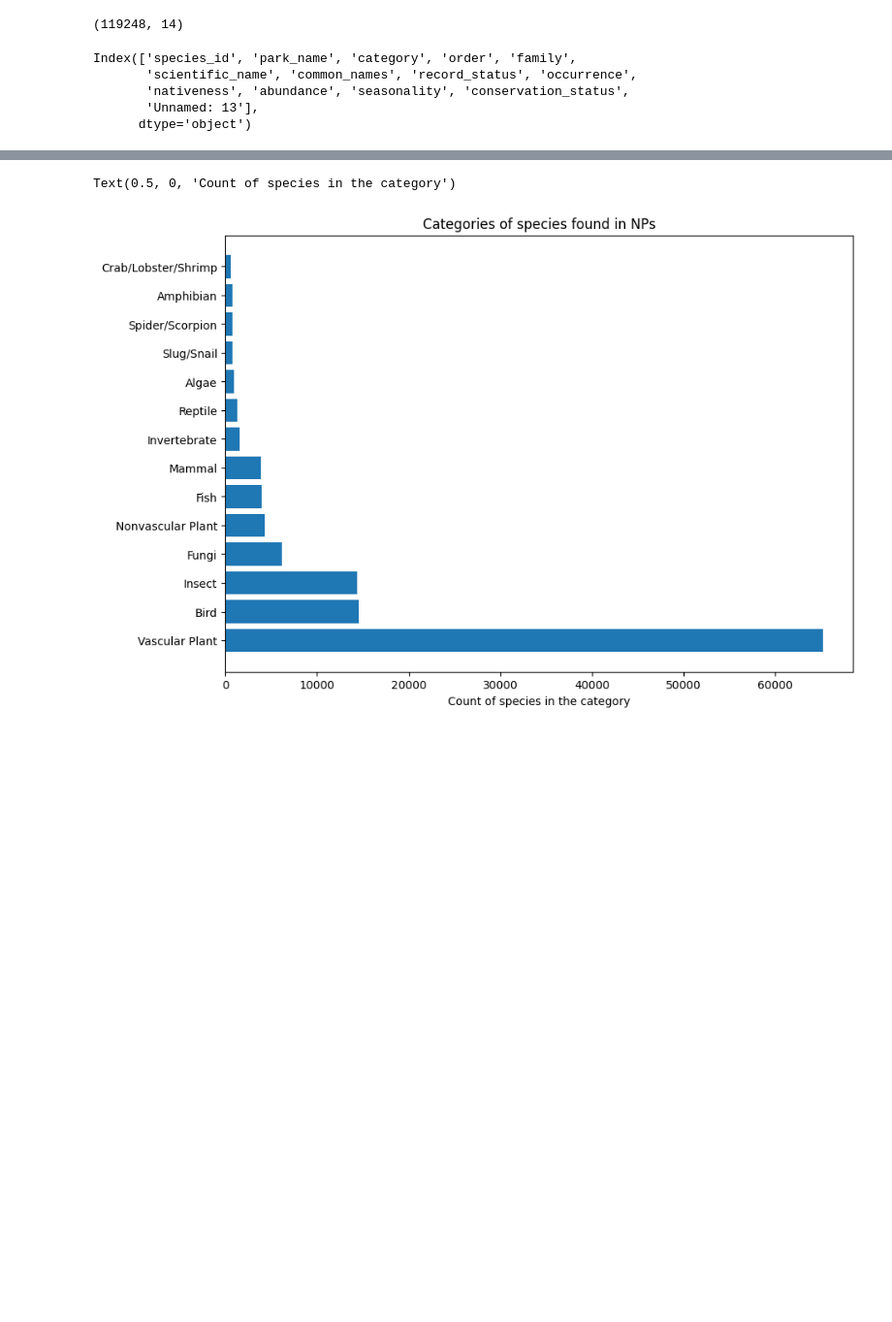
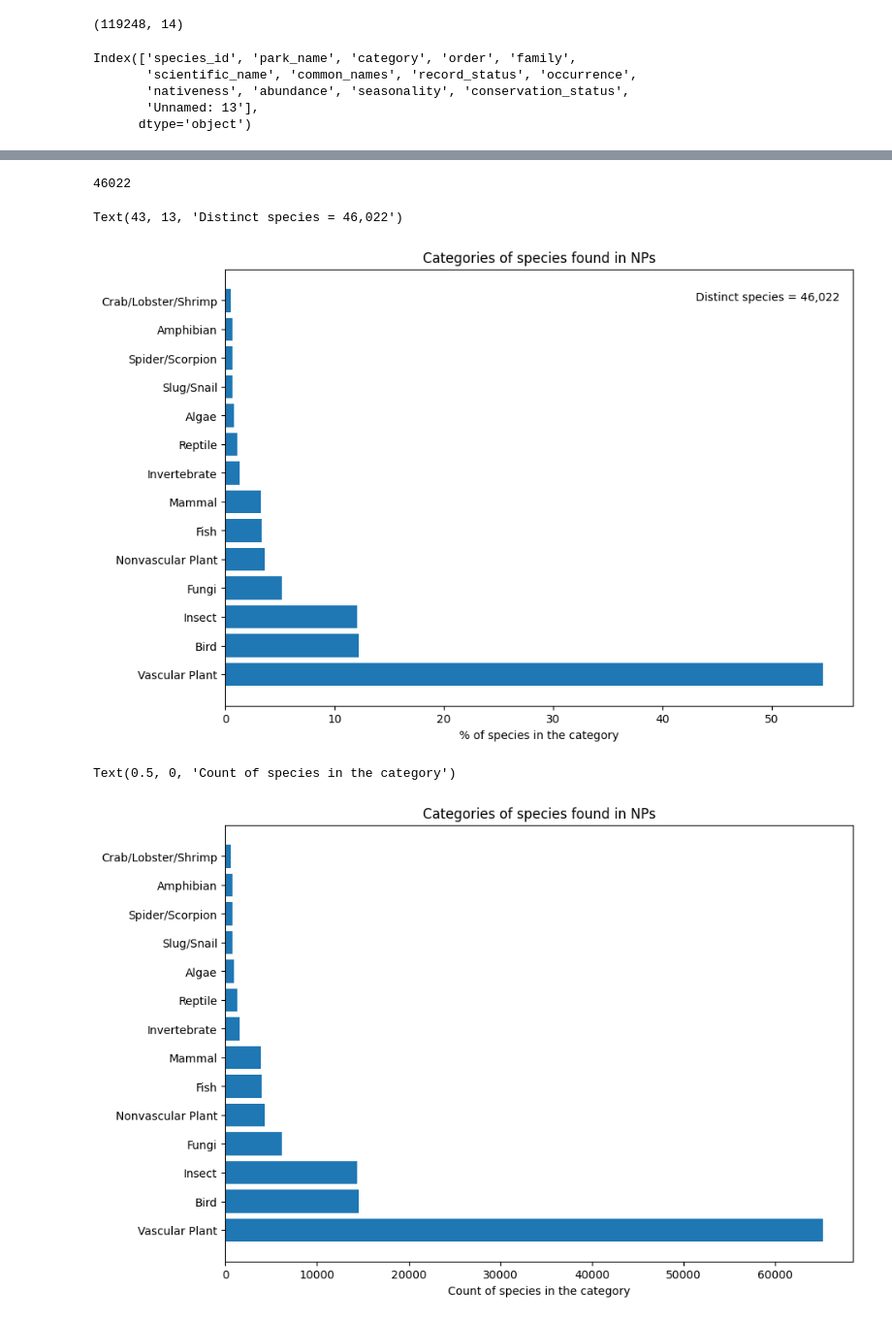
Before and after one commit to mtarrago/IH_final_project, a Jupyter notebook: kaggle_data.ipynb, the cells around one changed output, grey strips where cells are left out. Shown at 97% size. Drawn from its saved outputs; the diff is of its cells as text; code cells hidden in the pictures; blank space fills up the shorter version.

```diff
--- a/kaggle_data.ipynb
+++ b/kaggle_data.ipynb
@@ -131,3 +158,20 @@ Index(['species_id', 'park_name', 'category', 'order', 'family',
+# %%
+species['scientific_name'].nunique()
+# %% [output]
+46022
+# %%
+b = a*100/len(species)
+# %%
+df_b = pd.DataFrame(b)
+# %%
+plt.figure(figsize=(10,7))
+plt.barh(df_b.index,df_b['count'])
+plt.title('Categories of species found in NPs')
+plt.xlabel('% of species in the category')
+plt.text(43,13,'Distinct species = 46,022')
+# %% [output]
+Text(43, 13, 'Distinct species = 46,022')
+[figure, added]
 # %%
 sp_types = species['category'].value_counts()
 df_sp_types = pd.DataFrame(sp_types)
```
Also changed, not shown: parts of 13 cells of this notebook, 33 other files.
